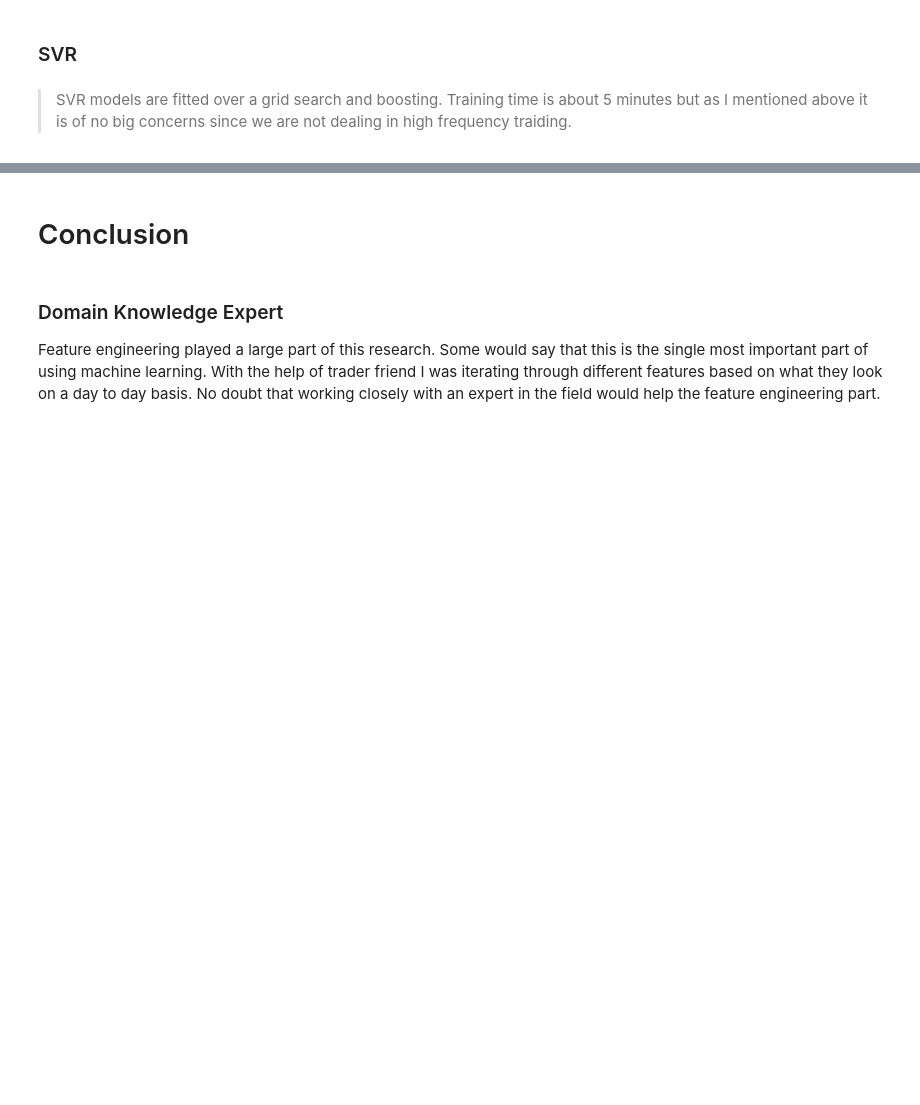
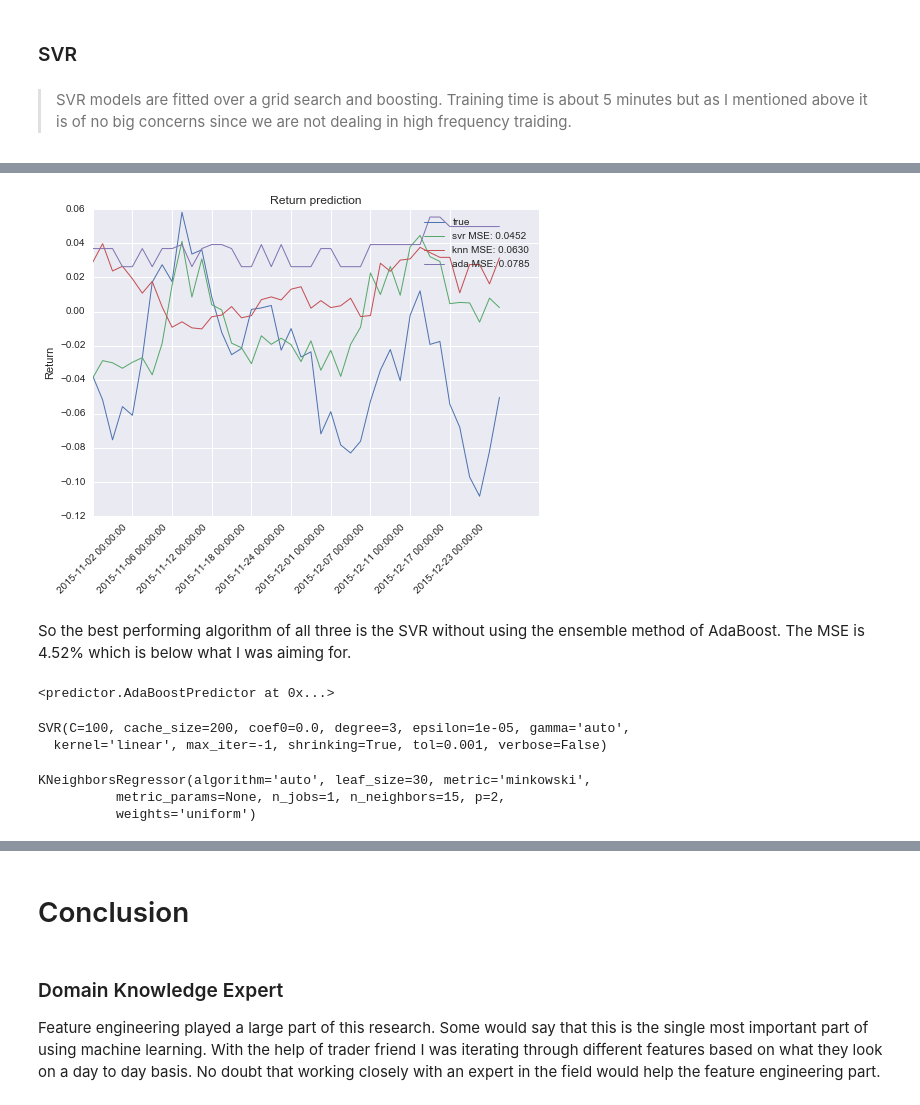
Before and after one commit to atremblay/MLND, a Jupyter notebook: P5/Stock Prediction.ipynb, the cells around one changed output, grey strips where cells are left out. Drawn from its saved outputs; the diff is of its cells as text; code cells hidden in the pictures; blank space fills up the shorter version.

```diff
--- a/P5/Stock Prediction.ipynb
+++ b/P5/Stock Prediction.ipynb
@@ -248,0 +234,27 @@ So the $\delta$ shifting also improves the results here but not as much. From a
+# %%
+from IPython.display import Image
+Image('Only AdaBoost.png')
+# %% [output]
+[figure, added]
+# %% [markdown]
+So the best performing algorithm of all three is the SVR without using the ensemble method of AdaBoost. The MSE is 4.52% which is below what I was aiming for.
+# %%
+svr = SVRPredictor(['GOOGL'], 7)
+knn = KNNPredictor(['GOOGL'], 7)
+svr.fit(start_date='2014-01-01', end_date='2015-10-31')
+knn.fit(start_date='2014-01-01', end_date='2015-10-31')
+ada = AdaBoostPredictor(['GOOGL'], 7)
+ada.fit(start_date='2014-01-01', end_date='2015-10-31')
+# %% [output]
+<predictor.AdaBoostPredictor at 0x...>
+# %%
+svr.models['GOOGL']
+# %% [output]
+SVR(C=100, cache_size=200, coef0=0.0, degree=3, epsilon=1e-05, gamma='auto',
+  kernel='linear', max_iter=-1, shrinking=True, tol=0.001, verbose=False)
+# %%
+knn.models['GOOGL']
+# %% [output]
+KNeighborsRegressor(algorithm='auto', leaf_size=30, metric='minkowski',
+          metric_params=None, n_jobs=1, n_neighbors=15, p=2,
+          weights='uniform')
```
Also changed, not shown: parts of 71 cells of this notebook, 5 other files.
